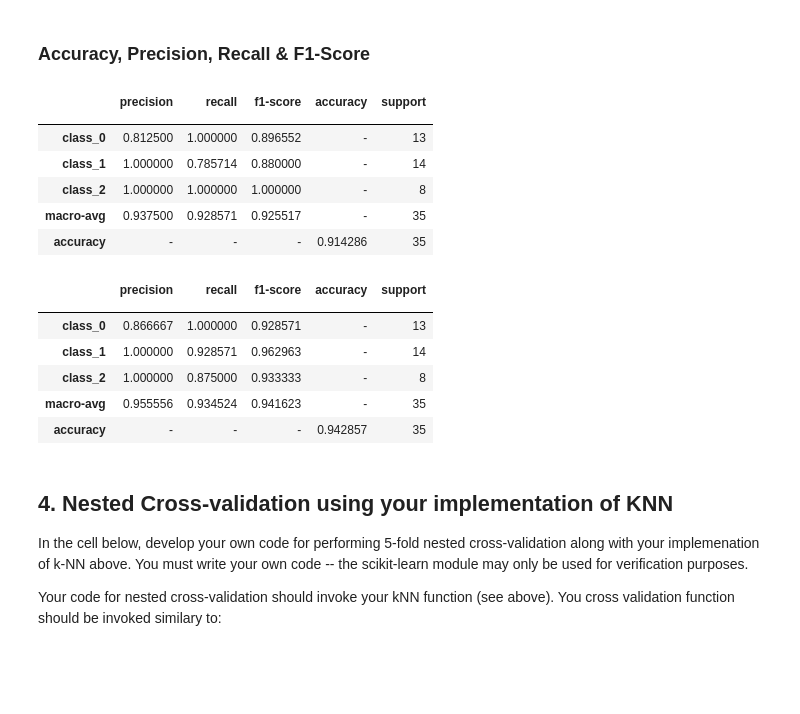
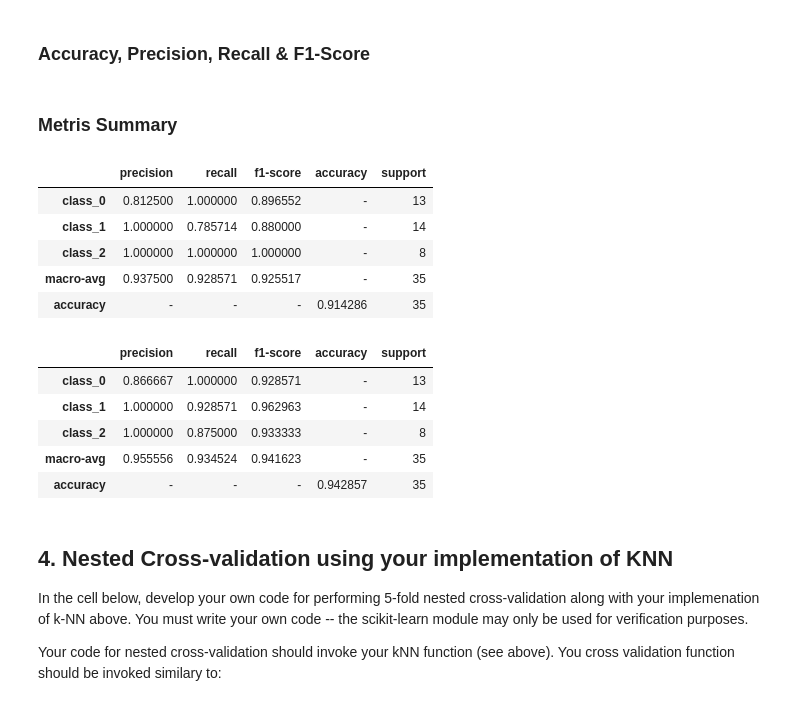
Before and after one commit to hudsonmendes/uolondon-cm3015-mlnn, a Jupyter notebook: report.ipynb, the cells around one changed output. Drawn from its saved outputs; the diff is of its cells as text; code cells hidden in the pictures; blank space fills up the shorter version.

```diff
--- a/report.ipynb
+++ b/report.ipynb
@@ -358,7 +356,7 @@ You might want to test your functions on some test data, and compare the results
 # confusion matrix
 
 
-def compileConfusionMatrix(
+def compileConfMatrix(
     y_true: np.ndarray,
     y_pred: np.ndarray,
     labels: np.ndarray,
@@ -385,8 +383,8 @@ def compileConfusionMatrix(
 
 
 [
-    compileConfusionMatrix(y2, y2_pred, labels=np.unique(y)),
-    compileConfusionMatrix(y2, y2N_pred, labels=np.unique(y)),
+    compileConfMatrix(y2, y2_pred, labels=np.unique(y)),
+    compileConfMatrix(yN2, y2N_pred, labels=np.unique(y)),
 ]
 # %% [output]
 [array([[13,  0,  0],
@@ -462,4 +458,6 @@ def calcAcc(confusion_matrix: np.ndarray) -> float:
     fn = confusion_matrix.sum() - tp
     # calculate the accuracy score
     return tp / (tp + fn)
+# %% [markdown]
+### Metris Summary
 # %%
@@ -521,9 +518,39 @@ def displayMetrics(
+# %%
+# display metrics
+
+from typing import Dict, Any
+
+
+def displayMetricSummary(metric_summary: Dict[str, Any]):
+    """
+    Displays the metrics summary as a table
+    :param y_true: the true labels
+    :param y_pred: the predicted labels
+    :param labels: the labels to calculate the metrics for
+    :param label_names: the names of the labels
+    :return: a pandas DataFrame containing the metrics
+    """
+
+    # loads the data as a dataframe
+    df = pd.DataFrame.from_dict(metric_summary, orient="index")
+
+    # format the float values for the dataframe
+    df = df.applymap(lambda r: f"{r:.6f}" if isinstance(r, float) else r)
+
+    # return the formatted dataframe
+    return df
 # %%
 # test evaluation code
-displayMetrics(y2, y2_pred, labels=np.unique(y), label_names=wine.target_names)
+displayMetricSummary(
+    compileMetricsSummary(
+        y_true=y2,
+        y_pred=y2_pred,
+        labels=np.unique(y),
+        label_names=wine.target_names,
+    )
+)
 # %% [output]
 |  | precision | recall | f1-score | accuracy | support |
-|  |  |  |  |  |  |
 | class_0 | 0.812500 | 1.000000 | 0.896552 | - | 13 |
 | class_1 | 1.000000 | 0.785714 | 0.880000 | - | 14 |
 | class_2 | 1.000000 | 1.000000 | 1.000000 | - | 8 |
@@ -531,10 +558,16 @@ displayMetrics(y2, y2_pred, labels=np.unique(y), label_names=wine.target_names)
 | accuracy | - | - | - | 0.914286 | 35 |
 # %%
 # test evaluation code
-displayMetrics(y2, y2N_pred, labels=np.unique(y), label_names=wine.target_names)
+displayMetricSummary(
+    compileMetricsSummary(
+        y_true=y2,
+        y_pred=y2N_pred,
+        labels=np.unique(y),
+        label_names=wine.target_names,
+    )
+)
 # %% [output]
 |  | precision | recall | f1-score | accuracy | support |
-|  |  |  |  |  |  |
 | class_0 | 0.866667 | 1.000000 | 0.928571 | - | 13 |
 | class_1 | 1.000000 | 0.928571 | 0.962963 | - | 14 |
 | class_2 | 1.000000 | 0.875000 | 0.933333 | - | 8 |
```
Also changed, not shown: parts of 10 cells of this notebook.
